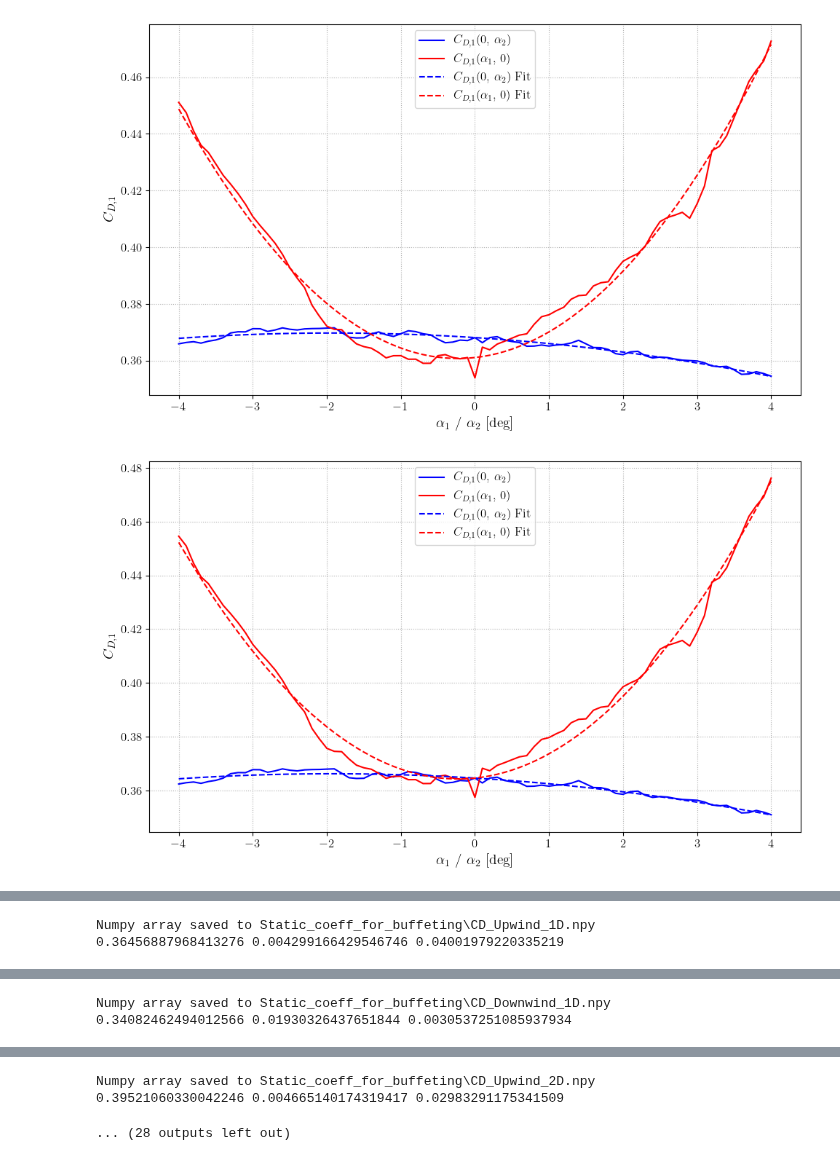
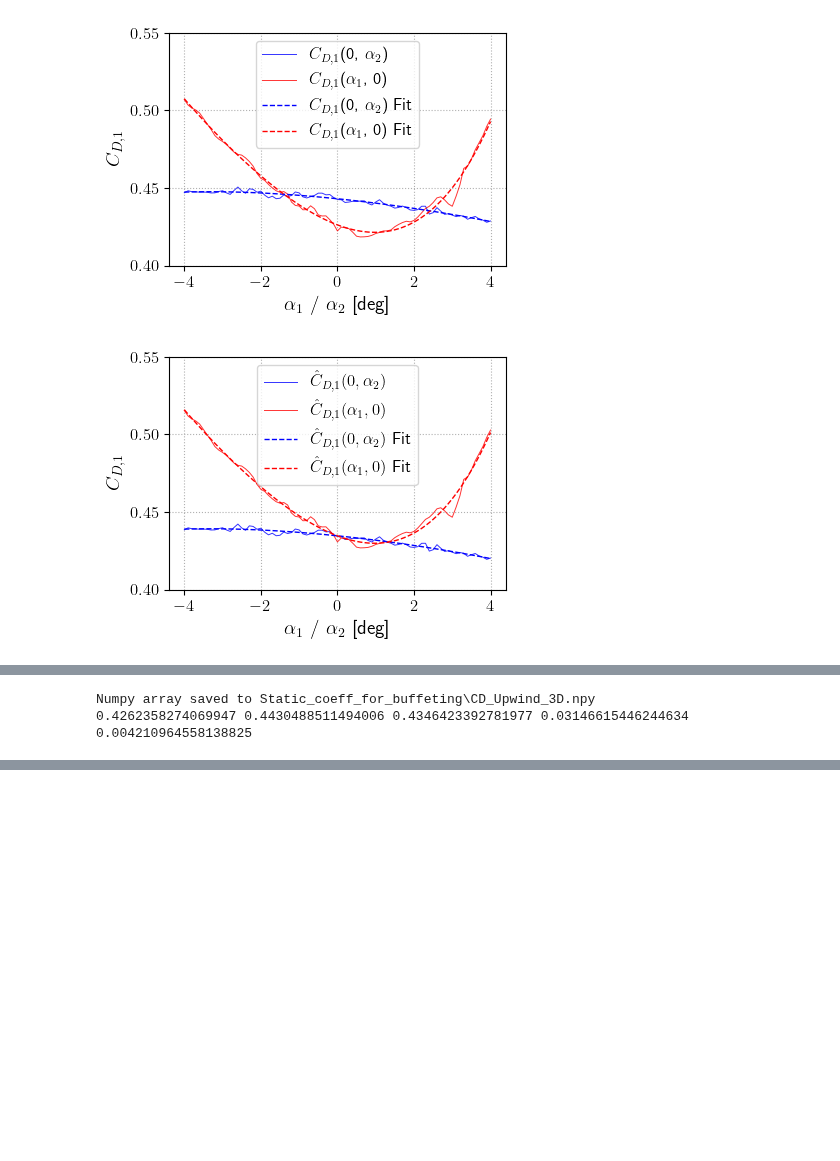
Before and after one commit to lineHRosland/FV_windtunnel_buffeting_flutter, a Jupyter notebook: HAR_INT/Buffeting/CD_funtions.ipynb, the cells around one changed output, grey strips where cells are left out. Saved outputs shown, nothing was run; the diff lists cells and outputs as text; code cells hidden in the pictures; blank space fills up the shorter version.

```diff
--- a/HAR_INT/Buffeting/CD_funtions.ipynb
+++ b/HAR_INT/Buffeting/CD_funtions.ipynb
@@ -11,8 +11,8 @@ from itertools import product
 
 plt.rcParams.update({
     "text.usetex": True,
-    "font.family": "serif",
-    "font.serif": ["Computer Modern"],
+    "font.family": "sans-serif",
+    "font.serif": ["Verdana"],
     "mathtext.fontset": "cm",
     "font.size": 14,             # Base font size
     "axes.titlesize": 16,        # Title font size
@@ -328,13 +338,15 @@ def CD(x_MDS, MDS_unfiltered, x_MUS, MUS_unfiltered, MDS_filtered = 0, MUS_filte
         y_MDS = MDS_unfiltered
     else:
         y_MDS = fix(MDS_filtered, MDS_unfiltered)
+        #y_MDS = MDS_unfiltered
 
     if np.all(MUS_filtered == 0):
         y_MUS = MUS_unfiltered
     else:
         y_MUS = fix(MUS_filtered, MUS_unfiltered)
+        #y_MUS = MUS_unfiltered
 
-    CD_mean, CD_d_MUS, CD_d_MDS = poly_fit(x_MDS, x_MUS, y_MDS, y_MUS, plot_1=True, plot_2=True, plot_3=True, name=name, upwind = upwind)
+    CD_MUS, CD_MDS, CD_mean, CD_d_MUS, CD_d_MDS = poly_fit(x_MDS, x_MUS, y_MDS, y_MUS, plot_1=True, plot_2=True, plot_3=False, name=name, upwind = upwind)
 
     filename = name + '.npy'
     save_dir = 'Static_coeff_for_buffeting'
@@ -347,47 +359,47 @@ def CD(x_MDS, MDS_unfiltered, x_MUS, MUS_unfiltered, MDS_filtered = 0, MUS_filte
 
     print(f"Numpy array saved to {save_path}")
 
-    print(CD_mean, CD_d_MUS, CD_d_MDS)
+    print(CD_MUS, CD_MDS, CD_mean, CD_d_MUS, CD_d_MDS)
 # %%
-CD(cd_alpha_1D_mds_high, cd_1D_mds_high_upwind_deck, cd_alpha_1D_mus_high, cd_1D_mus_high_upwind_deck,
-   cd_1D_mds_high_upwind_deck_filtered, cd_1D_mus_high_upwind_deck_filtered,
-   name='CD_Upwind_1D', upwind=True)
+# CD(cd_alpha_1D_mds_high, cd_1D_mds_high_upwind_deck, cd_alpha_1D_mus_high, cd_1D_mus_high_upwind_deck,
+#    cd_1D_mds_high_upwind_deck_filtered, cd_1D_mus_high_upwind_deck_filtered,
+#    name='CD_Upwind_1D', upwind=True)
 
-CD(cd_alpha_1D_mds_high, cd_1D_mds_high_downwind_deck, cd_alpha_1D_mus_high, cd_1D_mus_high_downwind_deck,
-   cd_1D_mds_high_downwind_deck_filtered, cd_1D_mus_high_downwind_deck_filtered,
-   name='CD_Downwind_1D', upwind=False)
+# CD(cd_alpha_1D_mds_high, cd_1D_mds_high_downwind_deck, cd_alpha_1D_mus_high, cd_1D_mus_high_downwind_deck,
+#    cd_1D_mds_high_downwind_deck_filtered, cd_1D_mus_high_downwind_deck_filtered,
+#    name='CD_Downwind_1D', upwind=False)
 
-CD(cd_alpha_2D_mds_high, cd_2D_mds_high_upwind_deck, cd_alpha_2D_mus_high, cd_2D_mus_high_upwind_deck,
-   MDS_filtered=0, MUS_filtered=cd_2D_mus_high_upwind_deck_filtered,
-   name='CD_Upwind_2D', upwind=True)
+# CD(cd_alpha_2D_mds_high, cd_2D_mds_high_upwind_deck, cd_alpha_2D_mus_high, cd_2D_mus_high_upwind_deck,
+#    MDS_filtered=0, MUS_filtered=cd_2D_mus_high_upwind_deck_filtered,
+#    name='CD_Upwind_2D', upwind=True)
 
-CD(cd_alpha_2D_mds_high, cd_2D_mds_high_downwind_deck, cd_alpha_2D_mus_high, cd_2D_mus_high_downwind_deck,
-   MDS_filtered=0, MUS_filtered=cd_2D_mus_high_downwind_deck_filtered,
-   name='CD_Downwind_2D', upwind=False)
+# CD(cd_alpha_2D_mds_high, cd_2D_mds_high_downwind_deck, cd_alpha_2D_mus_high, cd_2D_mus_high_downwind_deck,
+#    MDS_filtered=0, MUS_filtered=cd_2D_mus_high_downwind_deck_filtered,
+#    name='CD_Downwind_2D', upwind=False)
 
 CD(cd_alpha_3D_mds_high, cd_3D_mds_high_upwind_deck, cd_alpha_3D_mus_high, cd_3D_mus_high_upwind_deck,
    MDS_filtered=0, MUS_filtered=cd_3D_mus_high_upwind_deck_filtered,
    name='CD_Upwind_3D', upwind=True)
 
-CD(cd_alpha_3D_mds_high, cd_3D_mds_high_downwind_deck, cd_alpha_3D_mus_high, cd_3D_mus_high_downwind_deck,
-   MDS_filtered=0, MUS_filtered=cd_3D_mus_high_downwind_deck_filtered,
-   name='CD_Downwind_3D', upwind=False)
+# CD(cd_alpha_3D_mds_high, cd_3D_mds_high_downwind_deck, cd_alpha_3D_mus_high, cd_3D_mus_high_downwind_deck,
+#    MDS_filtered=0, MUS_filtered=cd_3D_mus_high_downwind_deck_filtered,
+#    name='CD_Downwind_3D', upwind=False)
 
-CD(cd_alpha_4D_mds_high, cd_4D_mds_high_upwind_deck, cd_alpha_4D_mus_high, cd_4D_mus_high_upwind_deck,
-   MDS_filtered=0, MUS_filtered=cd_4D_mus_high_upwind_deck_filtered,
-   name='CD_Upwind_4D', upwind=True)
+# CD(cd_alpha_4D_mds_high, cd_4D_mds_high_upwind_deck, cd_alpha_4D_mus_high, cd_4D_mus_high_upwind_deck,
+#    MDS_filtered=0, MUS_filtered=cd_4D_mus_high_upwind_deck_filtered,
+#    name='CD_Upwind_4D', upwind=True)
 
-CD(cd_alpha_4D_mds_high, cd_4D_mds_high_downwind_deck, cd_alpha_4D_mus_high, cd_4D_mus_high_downwind_deck,
-   MDS_filtered=0, MUS_filtered=cd_4D_mus_high_downwind_deck_filtered,
-   name='CD_Downwind_4D', upwind=False)
+# CD(cd_alpha_4D_mds_high, cd_4D_mds_high_downwind_deck, cd_alpha_4D_mus_high, cd_4D_mus_high_downwind_deck,
+#    MDS_filtered=0, MUS_filtered=cd_4D_mus_high_downwind_deck_filtered,
+#    name='CD_Downwind_4D', upwind=False)
 
-CD(cd_alpha_5D_mds_high, cd_5D_mds_high_upwind_deck, cd_alpha_5D_mus_high, cd_5D_mus_high_upwind_deck,
-   MDS_filtered=0, MUS_filtered=0,
-   name='CD_Upwind_5D', upwind=True)
+# CD(cd_alpha_5D_mds_high, cd_5D_mds_high_upwind_deck, cd_alpha_5D_mus_high, cd_5D_mus_high_upwind_deck,
+#    MDS_filtered=0, MUS_filtered=0,
+#    name='CD_Upwind_5D', upwind=True)
 
-CD(cd_alpha_5D_mds_high, cd_5D_mds_high_downwind_deck, cd_alpha_5D_mus_high, cd_5D_mus_high_downwind_deck,
-   MDS_filtered=0, MUS_filtered=0,
-   name='CD_Downwind_5D', upwind=False)
+# CD(cd_alpha_5D_mds_high, cd_5D_mds_high_downwind_deck, cd_alpha_5D_mus_high, cd_5D_mus_high_downwind_deck,
+#    MDS_filtered=0, MUS_filtered=0,
+#    name='CD_Downwind_5D', upwind=False)
 # %% [output]
-[figure, old version]
+[figure, new version]
-[figure, old version]
+[figure, new version]
@@ -395,2 +406,2 @@ CD(cd_alpha_5D_mds_high, cd_5D_mds_high_downwind_deck, cd_alpha_5D_mus_high, cd_
-Numpy array saved to Static_coeff_for_buffeting\CD_Upwind_1D.npy
-0.36456887968413276 0.004299166429546746 0.04001979220335219
+Numpy array saved to Static_coeff_for_buffeting\CD_Upwind_3D.npy
+0.4262358274069947 0.4430488511494006 0.4346423392781977 0.03146615446244634 0.004210964558138825
@@ -400,2 +407,0 @@ Numpy array saved to Static_coeff_for_buffeting\CD_Upwind_1D.npy
-Numpy array saved to Static_coeff_for_buffeting\CD_Downwind_1D.npy
-0.34082462494012566 0.01930326437651844 0.0030537251085937934
@@ -405,6 +408,3 @@ Numpy array saved to Static_coeff_for_buffeting\CD_Downwind_1D.npy
-Numpy array saved to Static_coeff_for_buffeting\CD_Upwind_2D.npy
-0.39521060330042246 0.004665140174319417 0.02983291175341509
-... (28 outputs left out)
 # %%
 CD(cd_alpha_single_high, cd_single_high,  cd_alpha_single_high, cd_single_high, MDS_filtered = cd_single_high_filtered, MUS_filtered = cd_single_high_filtered, name = 'CD_Single')
 # %% [output]
```
Also changed, not shown: parts of 4 cells of this notebook, 34 other files.
